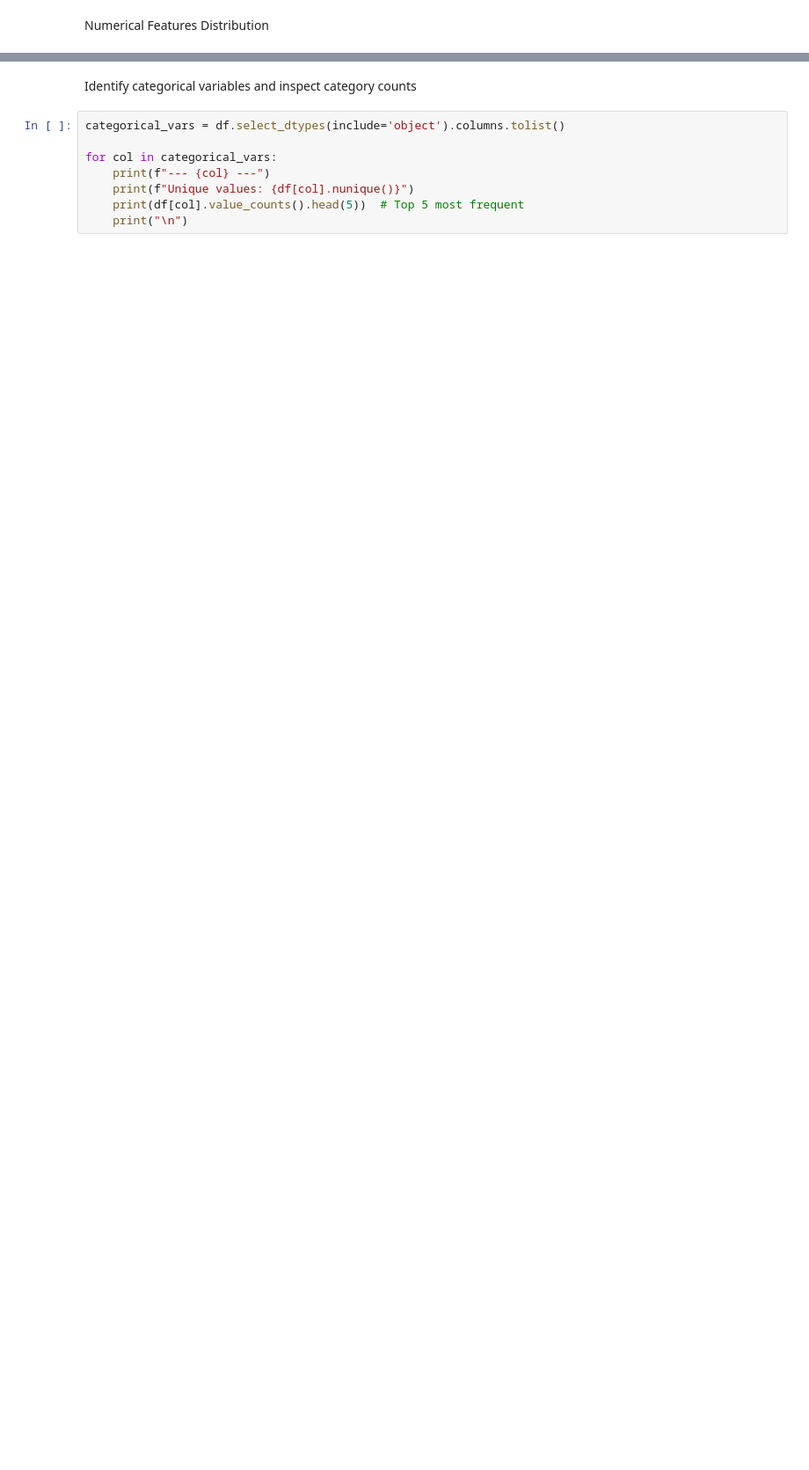
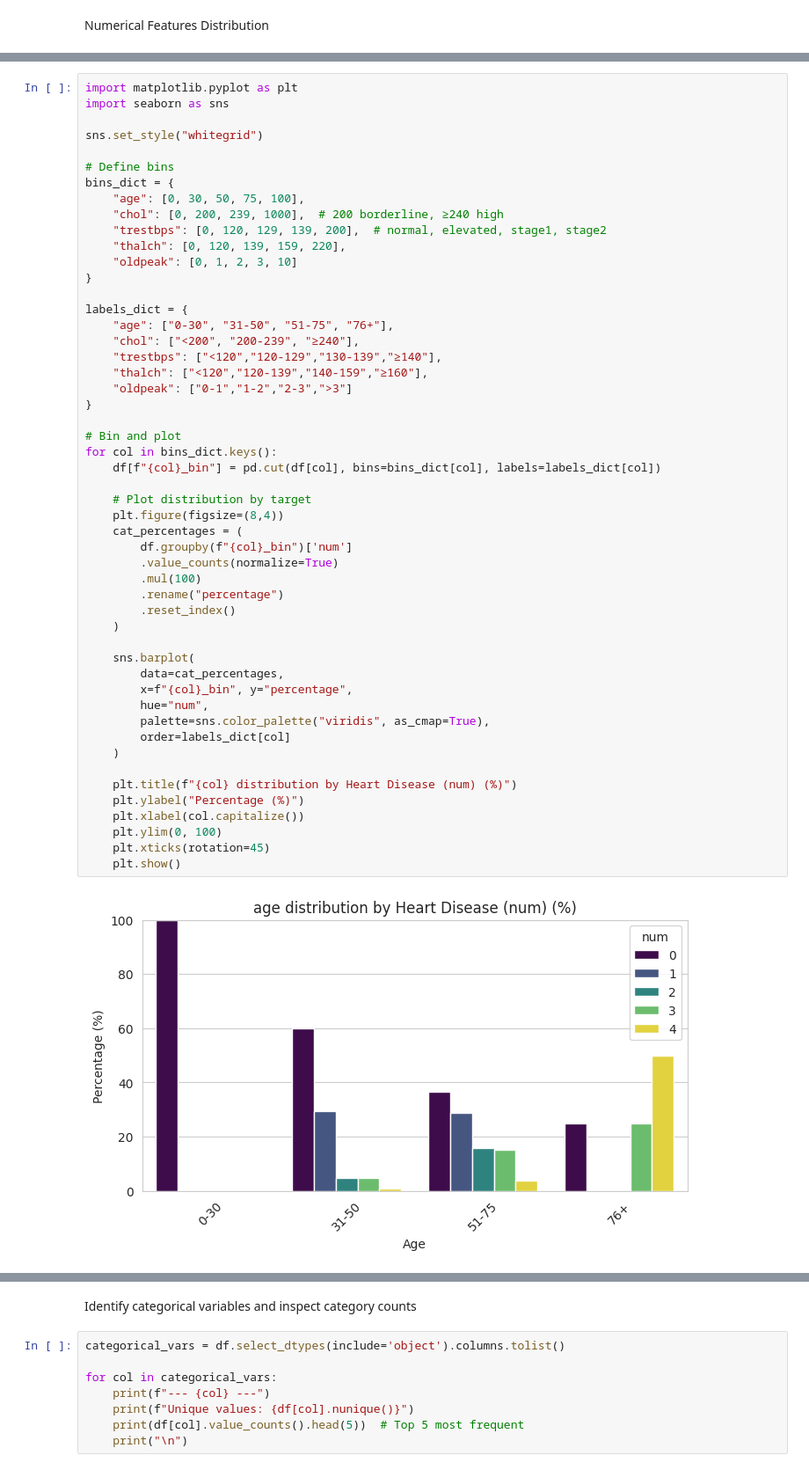
Before and after one commit to aaronalonsotorrens/Heart_disease_risk_predictor, a Jupyter notebook: jupyter_notebooks/Notebook 2: EDA.ipynb, the cells around one changed output, grey strips where cells are left out. Shown at 88% size. Saved outputs shown, nothing was run; the diff lists cells and outputs as text; blank space fills up the shorter version.

```diff
--- a/jupyter_notebooks/Notebook 2: EDA.ipynb
+++ b/jupyter_notebooks/Notebook 2: EDA.ipynb
@@ -86,0 +105,53 @@ plt.show()
+# %%
+import matplotlib.pyplot as plt
+import seaborn as sns
+
+sns.set_style("whitegrid")
+
+# Define bins
+bins_dict = {
+    "age": [0, 30, 50, 75, 100],
+    "chol": [0, 200, 239, 1000],  # 200 borderline, ≥240 high
+    "trestbps": [0, 120, 129, 139, 200],  # normal, elevated, stage1, stage2
+    "thalch": [0, 120, 139, 159, 220],
+    "oldpeak": [0, 1, 2, 3, 10]
+}
+
+labels_dict = {
+    "age": ["0-30", "31-50", "51-75", "76+"],
+    "chol": ["<200", "200-239", "≥240"],
+    "trestbps": ["<120","120-129","130-139","≥140"],
+    "thalch": ["<120","120-139","140-159","≥160"],
+    "oldpeak": ["0-1","1-2","2-3",">3"]
+}
+
+# Bin and plot
+for col in bins_dict.keys():
+    df[f"{col}_bin"] = pd.cut(df[col], bins=bins_dict[col], labels=labels_dict[col])
+
+    # Plot distribution by target
+    plt.figure(figsize=(8,4))
+    cat_percentages = (
+        df.groupby(f"{col}_bin")['num']
+        .value_counts(normalize=True)
+        .mul(100)
+        .rename("percentage")
+        .reset_index()
+    )
+
+    sns.barplot(
+        data=cat_percentages,
+        x=f"{col}_bin", y="percentage",
+        hue="num",
+        palette=sns.color_palette("viridis", as_cmap=True),
+        order=labels_dict[col]
+    )
+
+    plt.title(f"{col} distribution by Heart Disease (num) (%)")
+    plt.ylabel("Percentage (%)")
+    plt.xlabel(col.capitalize())
+    plt.ylim(0, 100)
+    plt.xticks(rotation=45)
+    plt.show()
+# %% [output]
+[figure, added]
```
Also changed, not shown: parts of 10 cells of this notebook, 20 other files.
